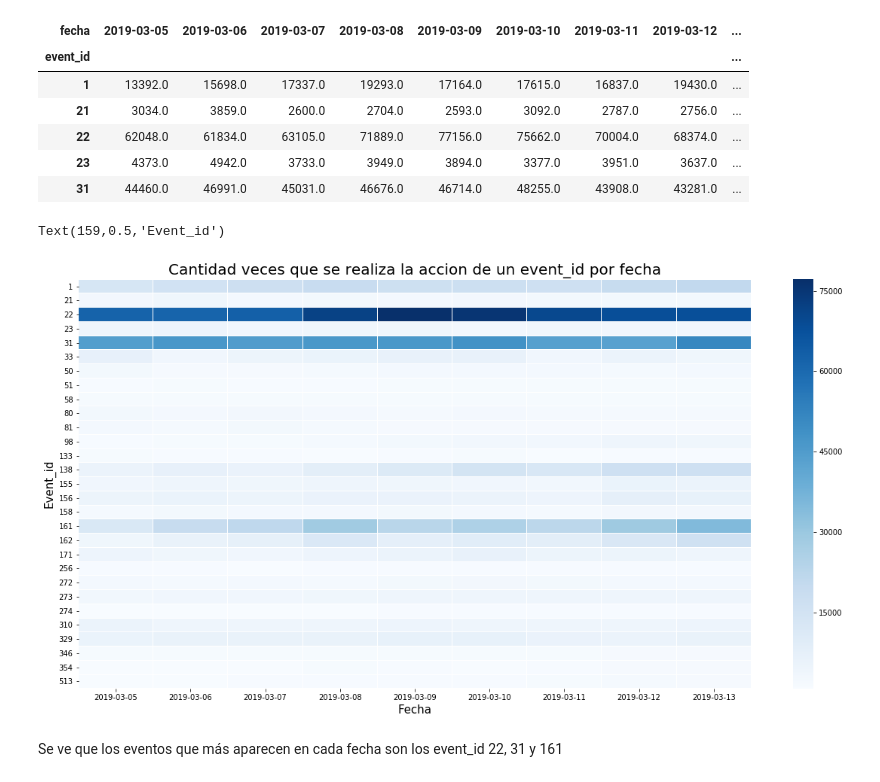
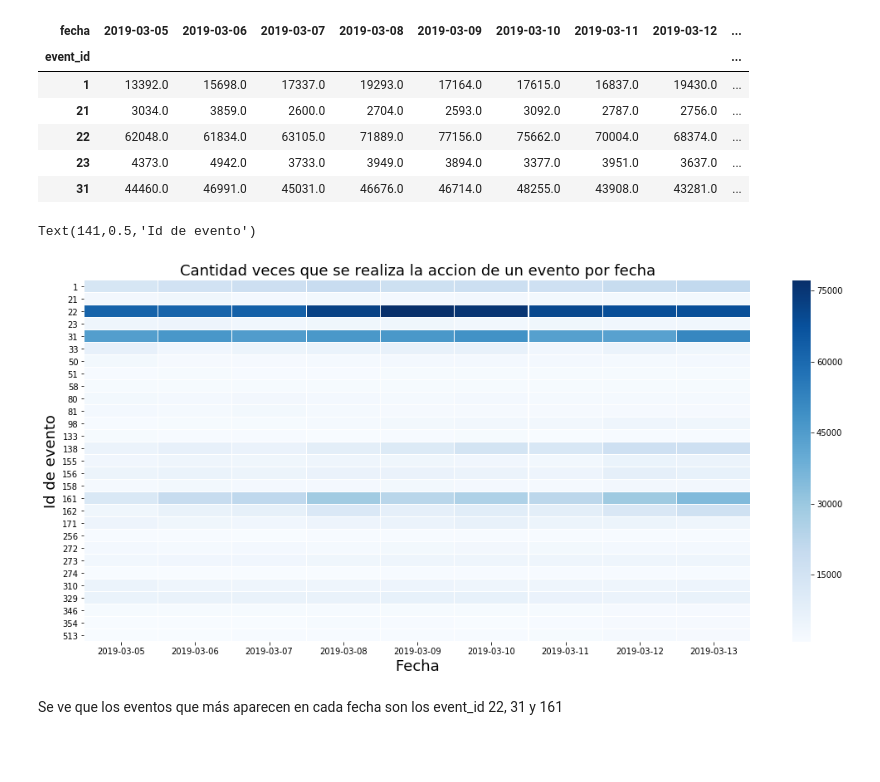
Before and after one commit to EscobarMariaSol/Organizacion-de-datos, a Jupyter notebook: TP1-analisisEvents.ipynb, the cells around one changed output. Saved outputs shown, nothing was run; the diff lists cells and outputs as text; code cells hidden in the pictures; blank space fills up the shorter version.

```diff
--- a/TP1-analisisEvents.ipynb
+++ b/TP1-analisisEvents.ipynb
@@ -288,14 +288,14 @@ pivotedFiltered.head()
 | 23 | 4373.0 | 4942.0 | 3733.0 | 3949.0 | 3894.0 | 3377.0 | 3951.0 | 3637.0 | ... |
 | 31 | 44460.0 | 46991.0 | 45031.0 | 46676.0 | 46714.0 | 48255.0 | 43908.0 | 43281.0 | ... |
 # %%
-plt.figure(figsize = (20,10))
+plt.figure(figsize = (18,8))
 idVSfechaGrapf = sns.heatmap(data = pivotedFiltered, cmap = "Blues",linewidths = 0.1)
-idVSfechaGrapf.set_title("Cantidad veces que se realiza la accion de un event_id por fecha", fontsize = 20)
-idVSfechaGrapf.set_xlabel("Fecha", fontsize = 15)
-idVSfechaGrapf.set_ylabel("Event_id", fontsize = 15)
+idVSfechaGrapf.set_title("Cantidad veces que se realiza la accion de un evento por fecha", fontsize = 18)
+idVSfechaGrapf.set_xlabel("Fecha", fontsize = 18)
+idVSfechaGrapf.set_ylabel("Id de evento", fontsize = 18)
 # %% [output]
-Text(159,0.5,'Event_id')
+Text(141,0.5,'Id de evento')
-[figure, old version]
+[figure, new version]
 # %% [markdown]
 Se ve que los eventos que más aparecen en cada fecha son los event_id 22, 31 y 161
 # %% [markdown]
```
Also changed, not shown: parts of 6 cells of this notebook.
